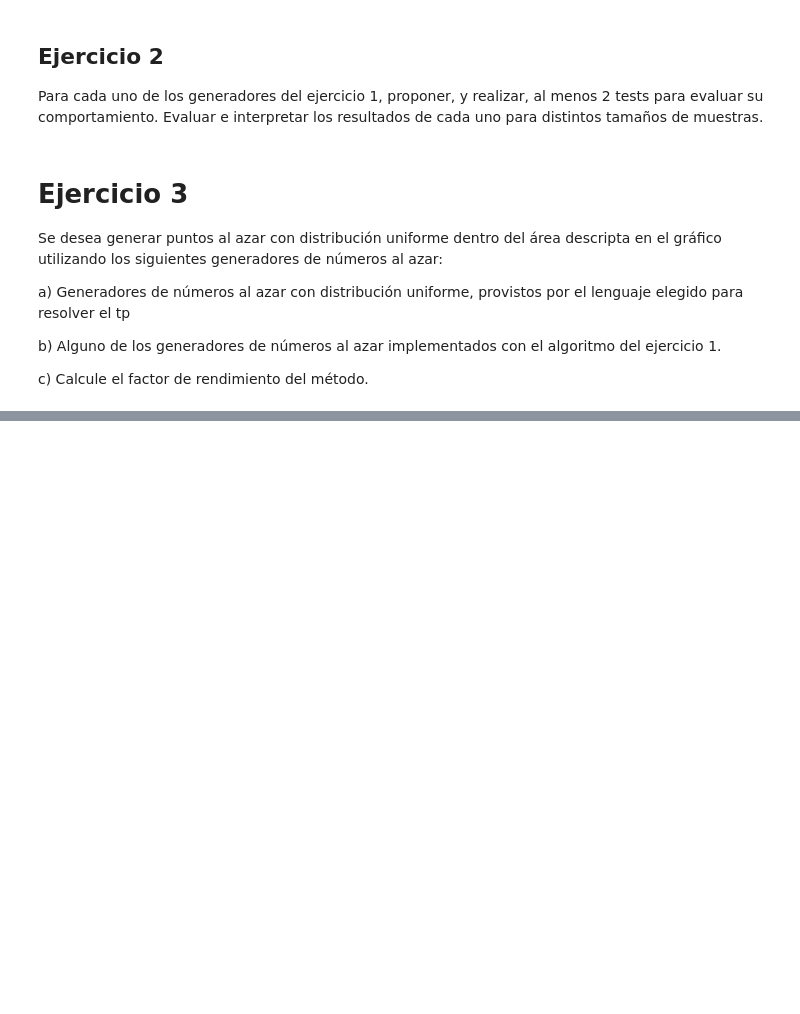
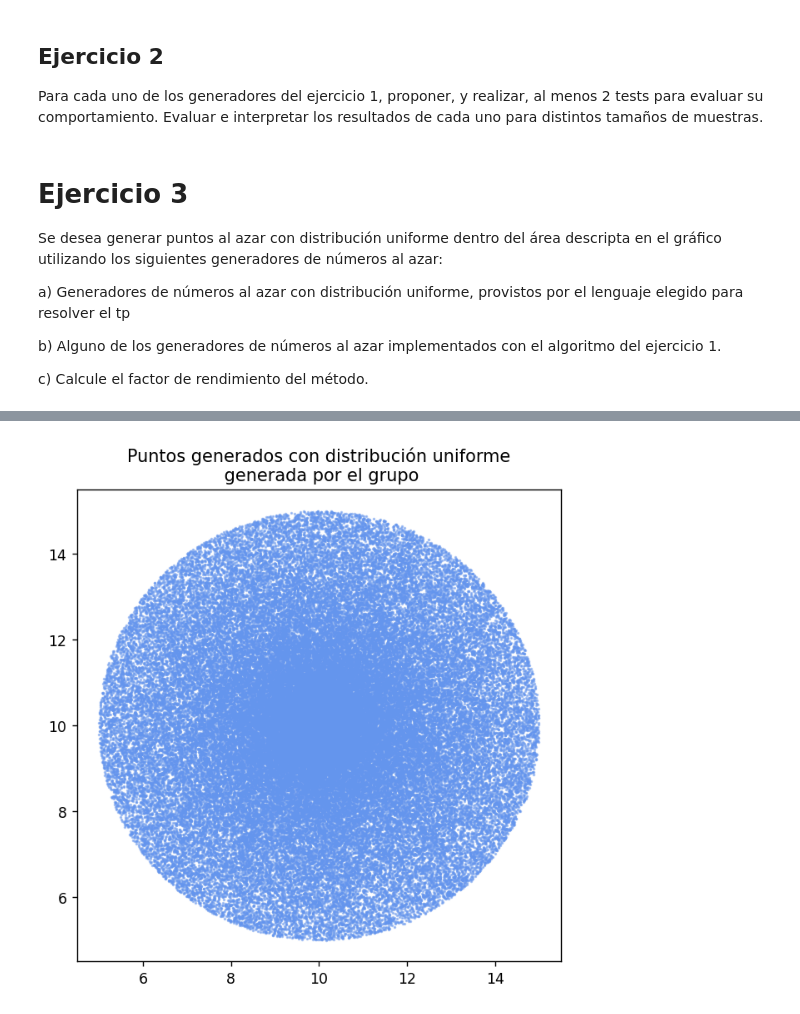
Before and after one commit to matiscakosky/simulhav, a Jupyter notebook: tp1.ipynb, the cells around one changed output, grey strips where cells are left out. Cells and saved outputs as stored; diff of their text form; code cells hidden in the pictures; blank space fills up the shorter version.

```diff
--- a/tp1.ipynb
+++ b/tp1.ipynb
@@ -120,12 +123,23 @@ plt.show()
 # b
 muestra = 100000
 
-def glc_random():
+def gcl_random():
     result = []
+    global estado_actual
     estado_actual = semilla
     def gen_propio():
-        numero_random, estado_actual = glc(estado_actual)
-        return numero_random
+        global estado_actual
+        numero_random, estado_actual = gcl_reduce(estado_actual)
+        return (numero_random%360)*5
     for i in range(muestra):
         result.append(point_in_circle(10,10,5,gen_propio))
     return result
+# %%
+result_gcl = gcl_random()
+# %%
+plt.figure(dpi=125, figsize=(6, 6))
+plt.scatter([p[0] for p in result_gcl], [p[1] for p in result_gcl], color="cornflowerblue", alpha=0.5, s=1)
+plt.title("Puntos generados con distribución uniforme\n generada por el grupo")
+plt.show()
+# %% [output]
+[figure, added]
```
Also changed, not shown: parts of 11 cells of this notebook.
